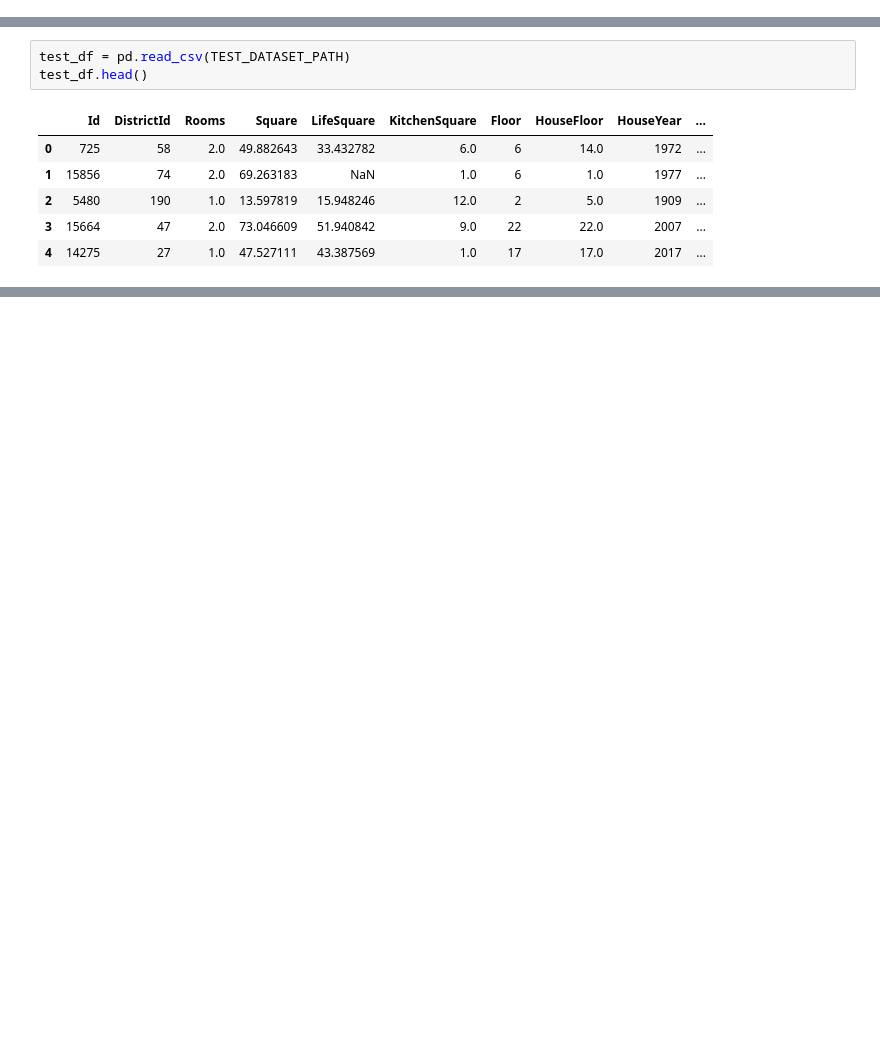
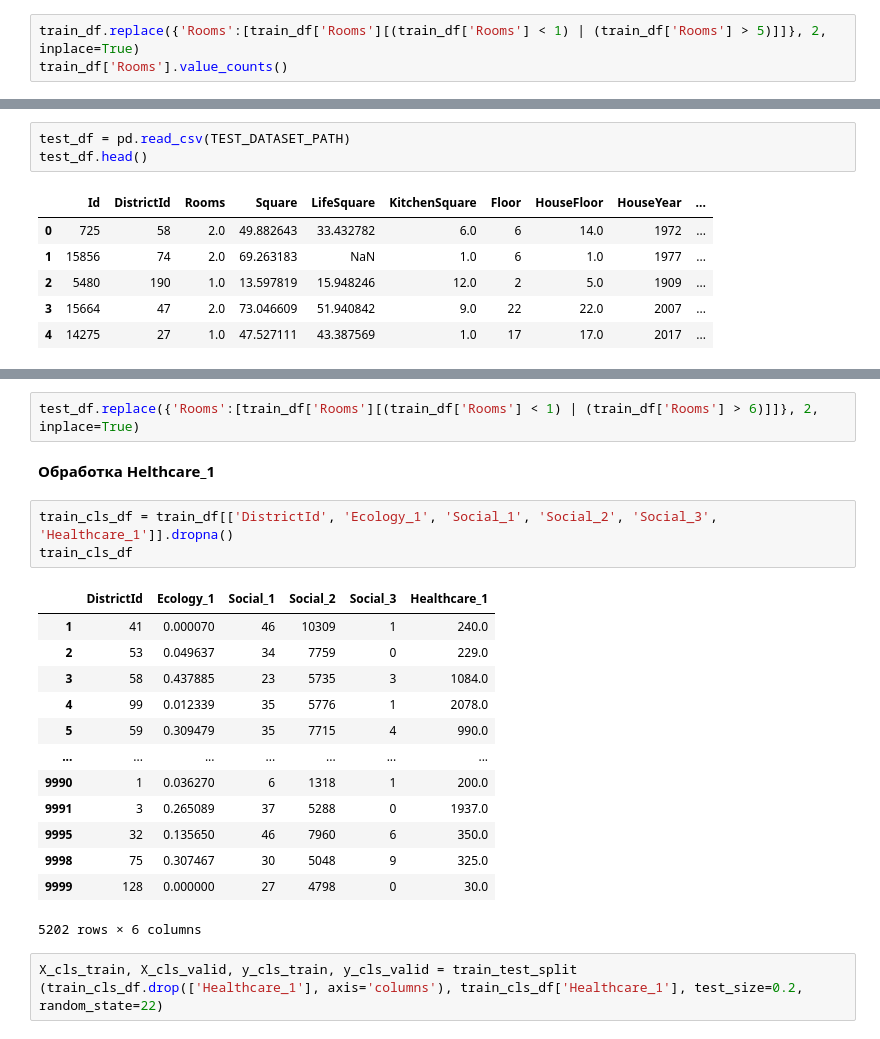
Before and after one commit to itGrom/1Q_Python_DS, a Jupyter notebook: kursovoj/IGromykhin_predictions.ipynb, the cells around one changed output, grey strips where cells are left out. Drawn from its saved outputs; the diff is of its cells as text; blank space fills up the shorter version.

```diff
--- a/kursovoj/IGromykhin_predictions.ipynb
+++ b/kursovoj/IGromykhin_predictions.ipynb
@@ -233,0 +160,3 @@ print(f'{r2(y_valid, valid_first_predict)}')
+# %%
+train_df.replace({'Rooms':[train_df['Rooms'][(train_df['Rooms'] < 1) | (train_df['Rooms'] > 5)]]}, 2, inplace=True)
+train_df['Rooms'].value_counts()
@@ -248,0 +202,23 @@ TypeError: Cannot compare types 'ndarray(dtype=int64)' and 'str'
+# %%
+test_df.replace({'Rooms':[train_df['Rooms'][(train_df['Rooms'] < 1) | (train_df['Rooms'] > 6)]]}, 2, inplace=True)
+# %% [markdown]
+**Обработка Helthcare_1**
+# %%
+train_cls_df = train_df[['DistrictId', 'Ecology_1', 'Social_1', 'Social_2', 'Social_3', 'Healthcare_1']].dropna()
+train_cls_df
+# %% [output]
+|  | DistrictId | Ecology_1 | Social_1 | Social_2 | Social_3 | Healthcare_1 |
+| 1 | 41 | 0.000070 | 46 | 10309 | 1 | 240.0 |
+| 2 | 53 | 0.049637 | 34 | 7759 | 0 | 229.0 |
+| 3 | 58 | 0.437885 | 23 | 5735 | 3 | 1084.0 |
+| 4 | 99 | 0.012339 | 35 | 5776 | 1 | 2078.0 |
+| 5 | 59 | 0.309479 | 35 | 7715 | 4 | 990.0 |
+| ... | ... | ... | ... | ... | ... | ... |
+| 9990 | 1 | 0.036270 | 6 | 1318 | 1 | 200.0 |
+| 9991 | 3 | 0.265089 | 37 | 5288 | 0 | 1937.0 |
+| 9995 | 32 | 0.135650 | 46 | 7960 | 6 | 350.0 |
+| 9998 | 75 | 0.307467 | 30 | 5048 | 9 | 325.0 |
+| 9999 | 128 | 0.000000 | 27 | 4798 | 0 | 30.0 |
+5202 rows × 6 columns
+# %%
+X_cls_train, X_cls_valid, y_cls_train, y_cls_valid = train_test_split (train_cls_df.drop(['Healthcare_1'], axis='columns'), train_cls_df['Healthcare_1'], test_size=0.2, random_state=22)
```
Also changed, not shown: parts of 43 cells of this notebook.
